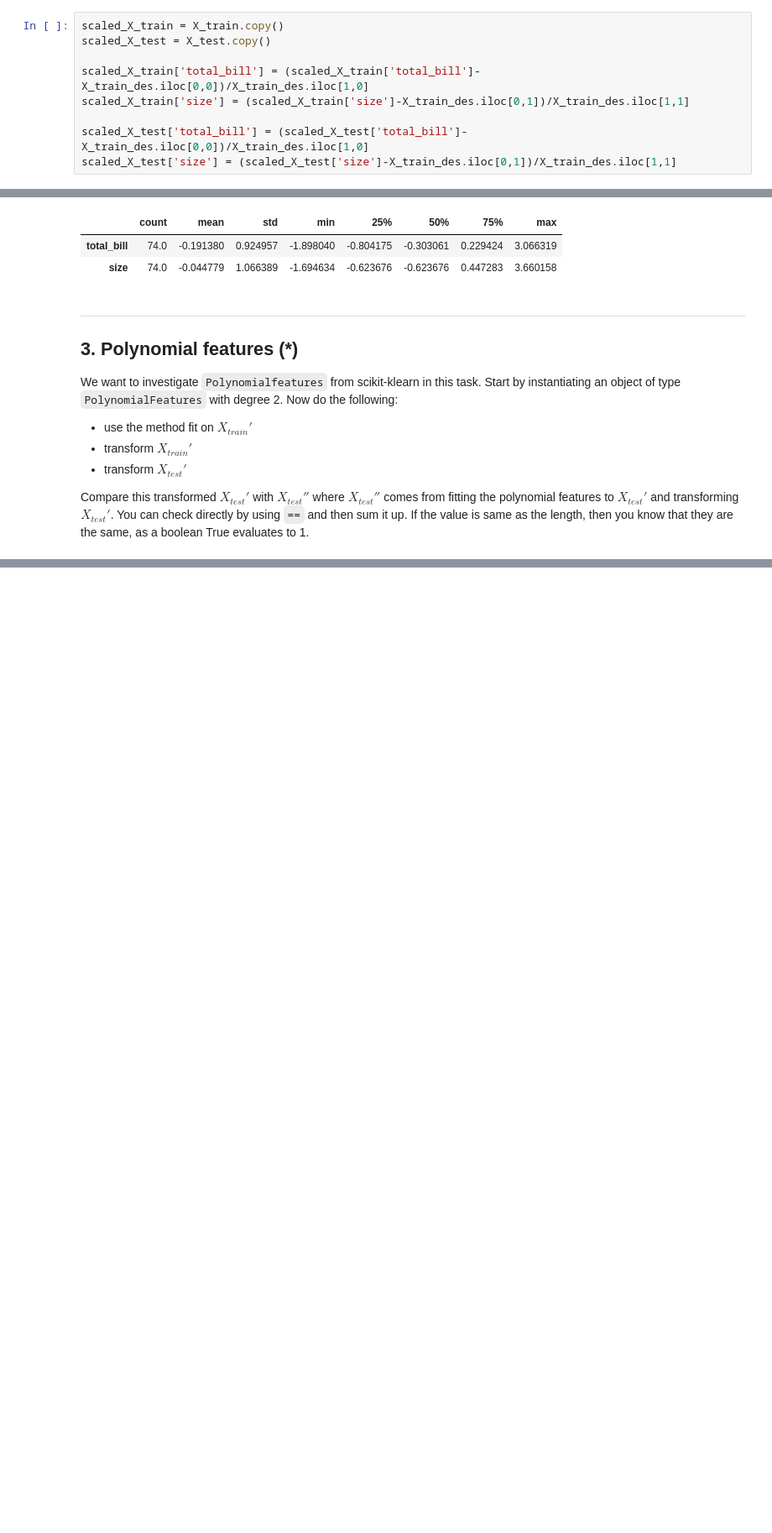
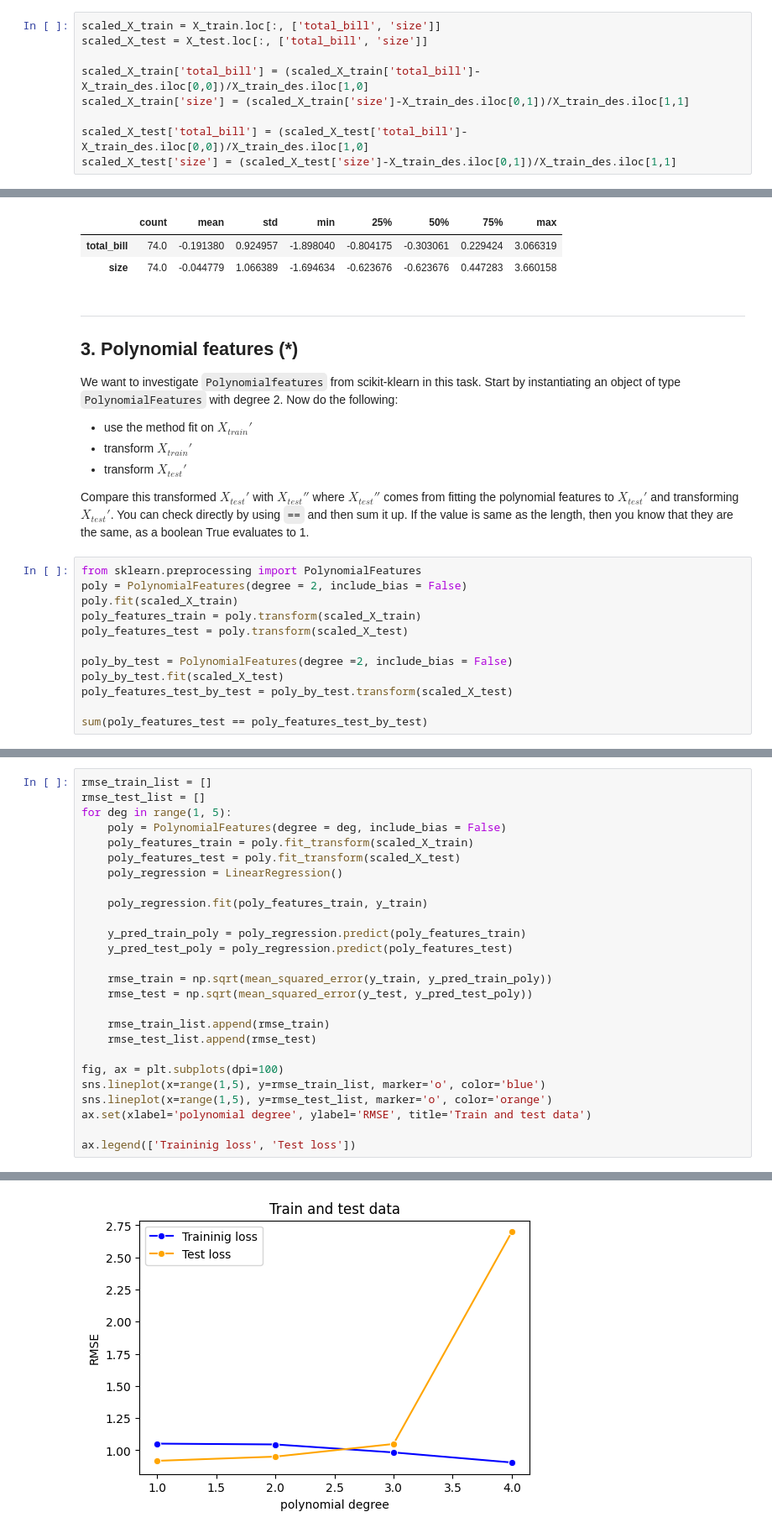
Before and after one commit to yuna-liu/Maskininlarning-Yuna-Liu, a Jupyter notebook: Exercises/E03_overfit_regularization.ipynb, the cells around one changed output, grey strips where cells are left out. Shown: that part at 84% size. Drawn from its saved outputs; the diff is of its cells as text; blank space fills up the shorter version.

````diff
--- a/Exercises/E03_overfit_regularization.ipynb
+++ b/Exercises/E03_overfit_regularization.ipynb
@@ -299,8 +304,8 @@ X_train_des
 | 75% | 25.157500 | 3.000000 |
 | max | 50.810000 | 6.000000 |
 # %%
-scaled_X_train = X_train.copy()
-scaled_X_test = X_test.copy()
+scaled_X_train = X_train.loc[:, ['total_bill', 'size']]
+scaled_X_test = X_test.loc[:, ['total_bill', 'size']]
 
 scaled_X_train['total_bill'] = (scaled_X_train['total_bill']-X_train_des.iloc[0,0])/X_train_des.iloc[1,0]
 scaled_X_train['size'] = (scaled_X_train['size']-X_train_des.iloc[0,1])/X_train_des.iloc[1,1]
@@ -330,3 +335,15 @@
 - transform $X_{test}'$
 
 Compare this transformed $X_{test}'$ with $X_{test}''$ where $X_{test}''$ comes from fitting the polynomial features to $X_{test}'$ and transforming $X_{test}'$. You can check directly by using ```==``` and then sum it up. If the value is same as the length, then you know that they are the same, as a boolean True evaluates to 1.
+# %%
+from sklearn.preprocessing import PolynomialFeatures
+poly = PolynomialFeatures(degree = 2, include_bias = False)
+poly.fit(scaled_X_train)
+poly_features_train = poly.transform(scaled_X_train)
+poly_features_test = poly.transform(scaled_X_test)
+
+poly_by_test = PolynomialFeatures(degree =2, include_bias = False)
+poly_by_test.fit(scaled_X_test)
+poly_features_test_by_test = poly_by_test.transform(scaled_X_test)
+
+sum(poly_features_test == poly_features_test_by_test)
@@ -349,3 +376,30 @@ Now plot the results in the same figure. Do you notice anything special?
 <img src="../assets/E3_overfitting.png" height="300"/>
 
 </details>
+# %%
+rmse_train_list = []
+rmse_test_list = []
+for deg in range(1, 5):
+    poly = PolynomialFeatures(degree = deg, include_bias = False)
+    poly_features_train = poly.fit_transform(scaled_X_train)
+    poly_features_test = poly.fit_transform(scaled_X_test)
+    poly_regression = LinearRegression()
+
+    poly_regression.fit(poly_features_train, y_train)
+
+    y_pred_train_poly = poly_regression.predict(poly_features_train)
+    y_pred_test_poly = poly_regression.predict(poly_features_test)
+
+    rmse_train = np.sqrt(mean_squared_error(y_train, y_pred_train_poly))
+    rmse_test = np.sqrt(mean_squared_error(y_test, y_pred_test_poly))
+
+    rmse_train_list.append(rmse_train)
+    rmse_test_list.append(rmse_test)
+
+fig, ax = plt.subplots(dpi=100)
+sns.lineplot(x=range(1,5), y=rmse_train_list, marker='o', color='blue')
+sns.lineplot(x=range(1,5), y=rmse_test_list, marker='o', color='orange')
+ax.set(xlabel='polynomial degree', ylabel='RMSE', title='Train and test data')
+
+ax.legend(['Traininig loss', 'Test loss'])
+# %% [output]
@@ -351,0 +407 @@ Now plot the results in the same figure. Do you notice anything special?
+[figure, added]
````
Also changed, not shown: parts of 7 cells of this notebook, 1 other file.
